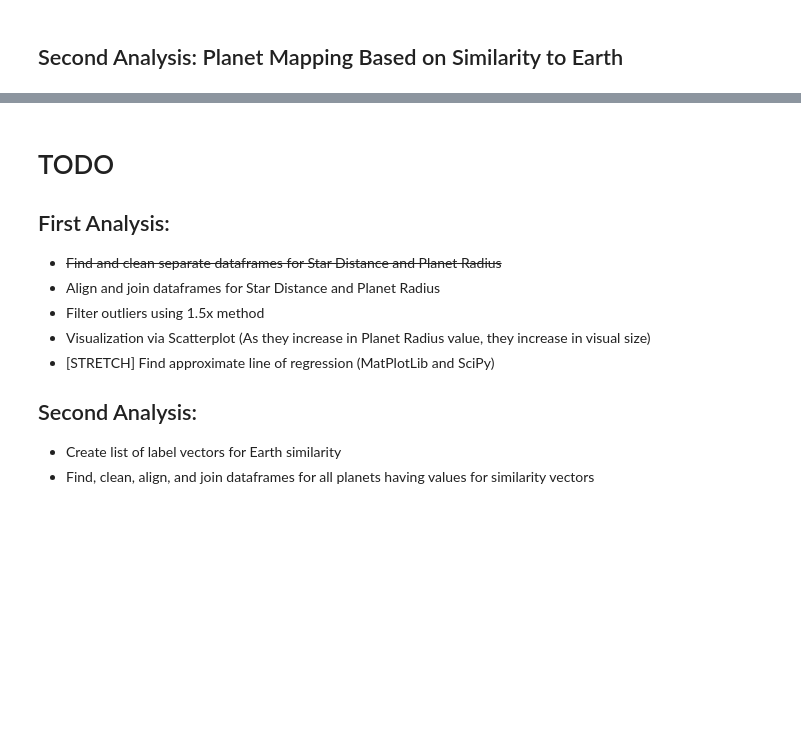
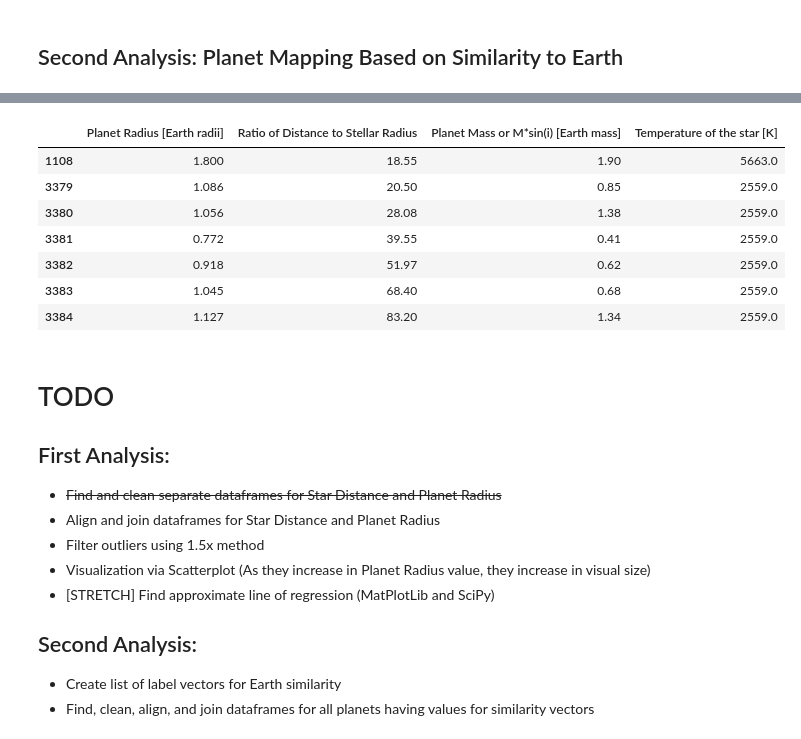
Before and after one commit to djprofessorkash/misc-data-projects, a Jupyter notebook: misc_projects/misc_playgrounds/planets_data_analysis.ipynb, the cells around one changed output, grey strips where cells are left out. Drawn from its saved outputs; the diff is of its cells as text; code cells hidden in the pictures; blank space fills up the shorter version.

```diff
--- a/misc_projects/misc_playgrounds/planets_data_analysis.ipynb
+++ b/misc_projects/misc_playgrounds/planets_data_analysis.ipynb
@@ -88,3 +129,15 @@ df_planet_masses_simple_cleaned = df_planet_masses_ranged_cleaned[["Planet Mass
+# %%
+df_like_earth = df_M_R_D_ST[(df_M_R_D_ST['Planet Mass or M*sin(i) [Earth mass]']<2) & (df_M_R_D_ST['Planet Radius [Earth radii]']<2)]
+df_like_earth
+# %% [output]
+|  | Planet Radius [Earth radii] | Ratio of Distance to Stellar Radius | Planet Mass or M*sin(i) [Earth mass] | Temperature of the star [K] |
+| 1108 | 1.800 | 18.55 | 1.90 | 5663.0 |
+| 3379 | 1.086 | 20.50 | 0.85 | 2559.0 |
+| 3380 | 1.056 | 28.08 | 1.38 | 2559.0 |
+| 3381 | 0.772 | 39.55 | 0.41 | 2559.0 |
+| 3382 | 0.918 | 51.97 | 0.62 | 2559.0 |
+| 3383 | 1.045 | 68.40 | 0.68 | 2559.0 |
+| 3384 | 1.127 | 83.20 | 1.34 | 2559.0 |
 # %% [markdown]
 # TODO
 
```
Also changed, not shown: parts of 6 cells of this notebook.
